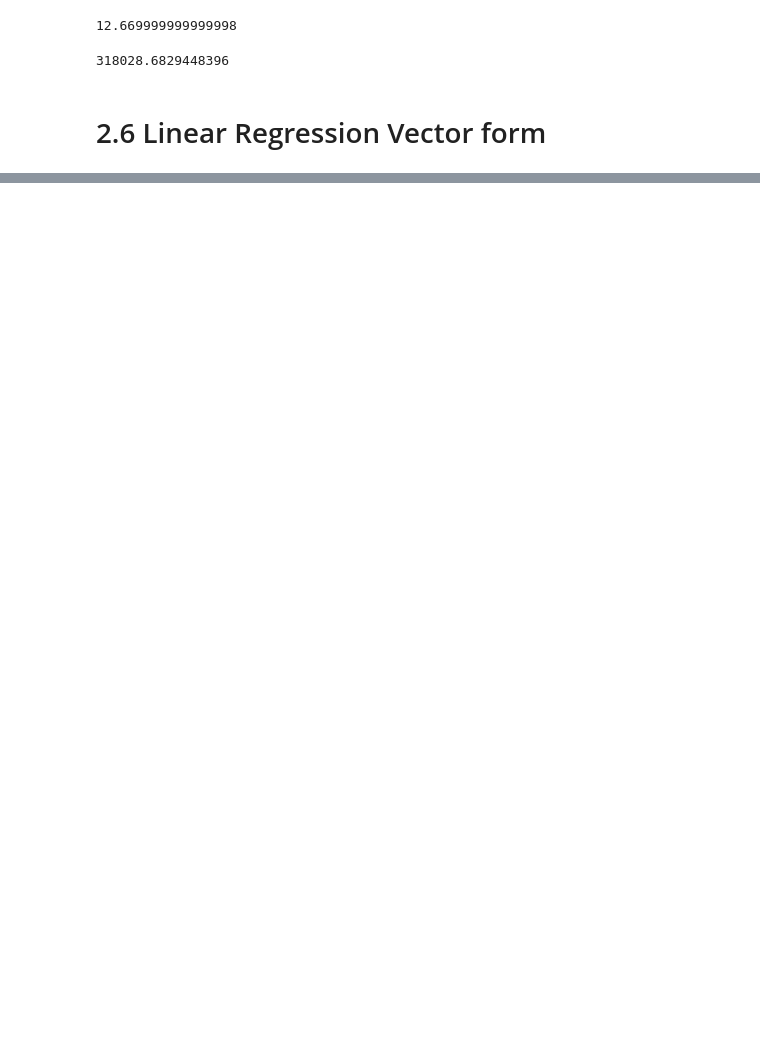
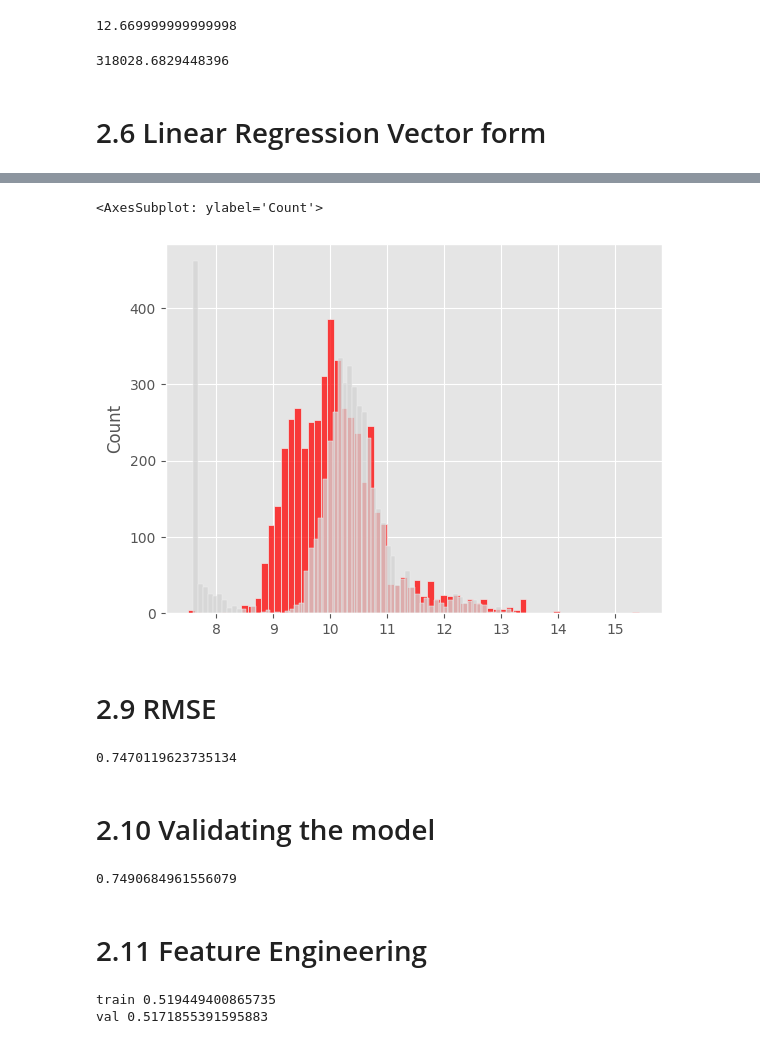
Before and after one commit to yashk1/ml-zoomcamp, a Jupyter notebook: 2. Regression/02-price-prediction.ipynb, the cells around one changed output, grey strips where cells are left out. Drawn from its saved outputs; the diff is of its cells as text; code cells hidden in the pictures; blank space fills up the shorter version.

```diff
--- a/2. Regression/02-price-prediction.ipynb
+++ b/2. Regression/02-price-prediction.ipynb
@@ -304,0 +440,4 @@ np.expm1(12.6699) #-1 since we did +1 inside log1p
+# %%
+base = ['engine_hp', 'engine_cylinders', 'highway_mpg','city_mpg','popularity']
+
+df_train[base]
@@ -304,0 +460,14 @@ np.expm1(12.6699) #-1 since we did +1 inside log1p
+# %%
+X_train = df_train[base].fillna(0).values
+# %%
+w0, w = train_linear_regression(X_train,y_train)
+# %%
+y_pred = w0 + X_train.dot(w)
+# %%
+sns.histplot(y_pred, color = 'red')
+sns.histplot(y_train, color ='lightgray')
+# %% [output]
+<AxesSubplot: ylabel='Count'>
+[figure, added]
+# %% [markdown]
+# 2.9 RMSE
@@ -304,0 +482,6 @@ np.expm1(12.6699) #-1 since we did +1 inside log1p
+# %%
+rmse(y_train, y_pred)
+# %% [output]
+0.7470119623735134
+# %% [markdown]
+# 2.10 Validating the model
@@ -304,0 +508,9 @@ np.expm1(12.6699) #-1 since we did +1 inside log1p
+# %%
+#validation
+X_val = prepare_X(df_val)
+y_pred = w0 + X_val.dot(w)
+rmse(y_val, y_pred)
+# %% [output]
+0.7490684961556079
+# %% [markdown]
+# 2.11 Feature Engineering
@@ -304,0 +529,13 @@ np.expm1(12.6699) #-1 since we did +1 inside log1p
+# %%
+X_train = prepare_X(df_train)
+w0, w = train_linear_regression(X_train, y_train)
+
+y_pred = w0 + X_train.dot(w)
+print('train', rmse(y_train, y_pred))
+
+X_val = prepare_X(df_val)
+y_pred = w0 + X_val.dot(w)
+print('val', rmse(y_val, y_pred))
+# %% [output]
+train 0.519449400865735
+val 0.5171855391595883
```
Also changed, not shown: parts of 38 cells of this notebook.
